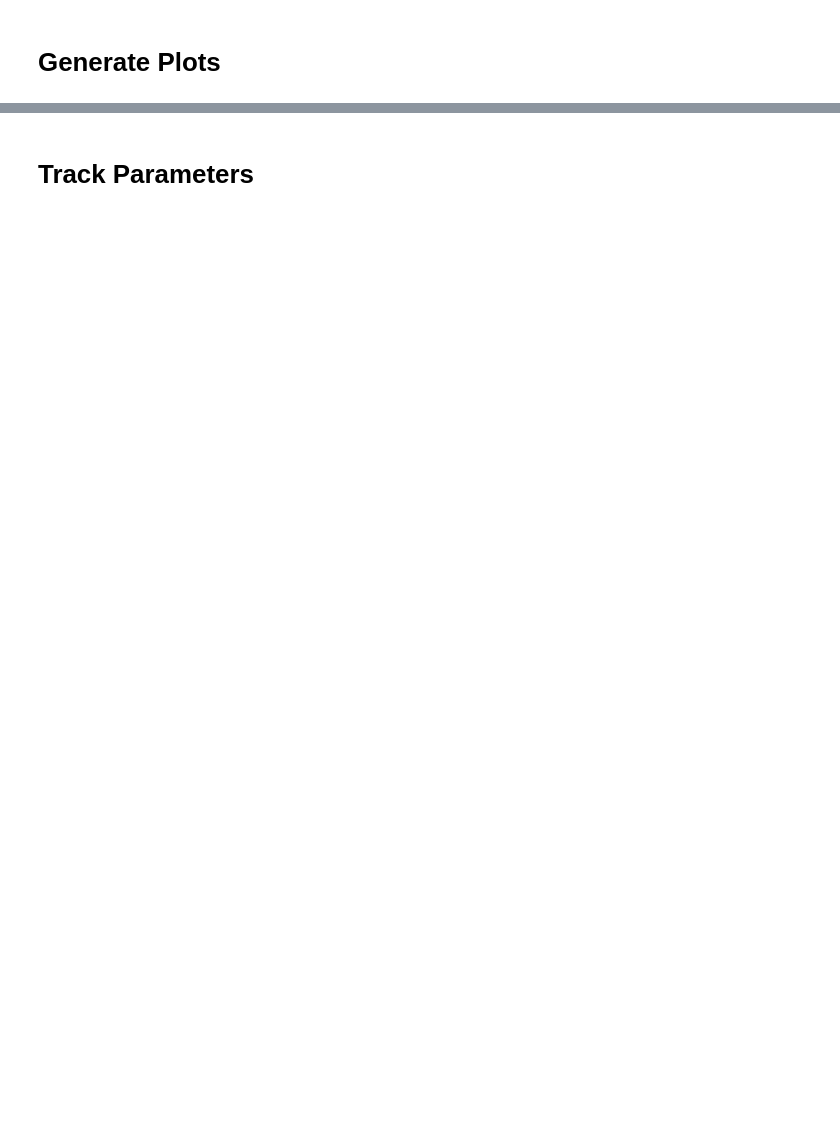
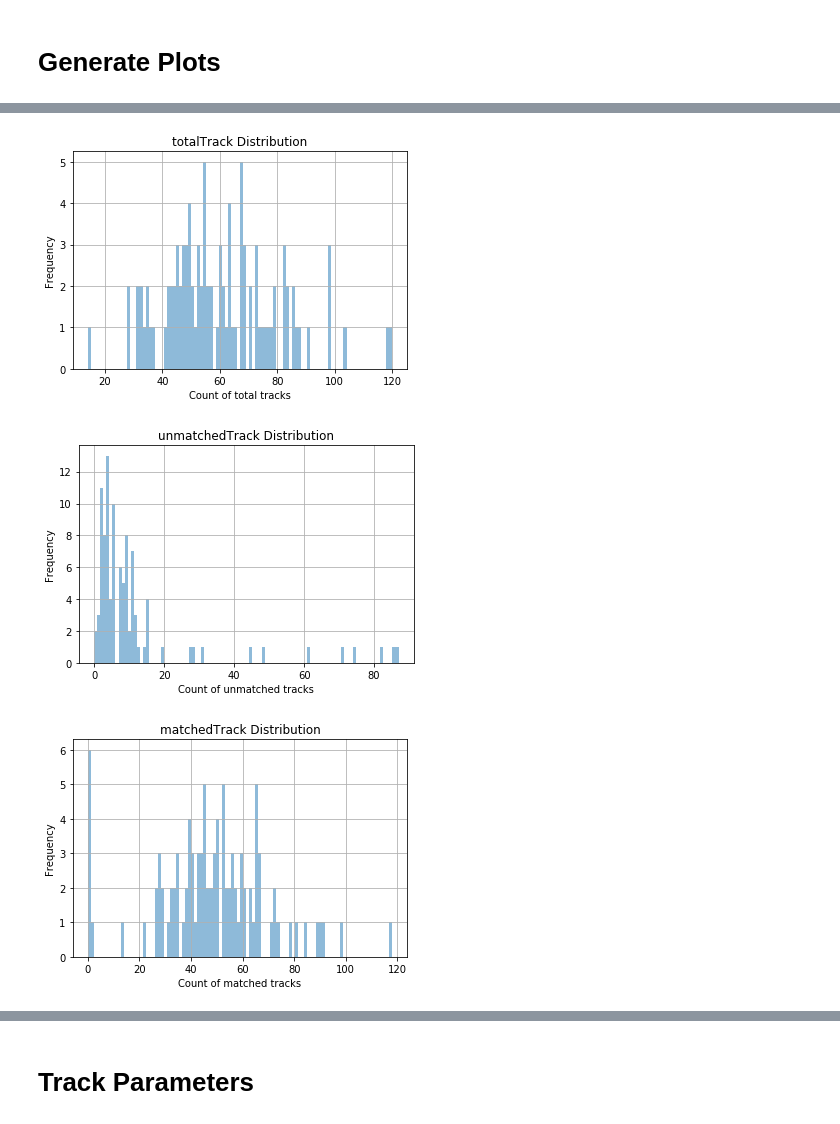
Before and after one commit to SwapneelM/TrackingNtuples, a Jupyter notebook: TrackingNtuples/scripts/Tracking Data Visualizer v2.ipynb, the cells around one changed output, grey strips where cells are left out. Saved outputs shown, nothing was run; the diff lists cells and outputs as text; code cells hidden in the pictures; blank space fills up the shorter version.

```diff
--- a/TrackingNtuples/scripts/Tracking Data Visualizer v2.ipynb
+++ b/TrackingNtuples/scripts/Tracking Data Visualizer v2.ipynb
@@ -339,4 +403,5 @@ for event_id_ in range(len(track_tp_idx_)):
         global_track_id_ += 1
     rechit_global_df_.update(event_df_, join='left')
     track_param_global_df_ = df.from_dict(track_param_global_map_)
+track_global_df_ = df.from_dict(track_to_rechit_map_)
 # %% [output]
@@ -430,0 +615,16 @@ for event_id_ in range(len(stereo_tp_idx_)):
+# %%
+%matplotlib inline
+
+for key in track_count_.keys():
+    ax_ = plt.subplot()
+    ax_.hist(track_count_[key], histtype='stepfilled', bins=len(track_count_[key]), orientation='vertical', alpha=0.5)
+    plt.grid(True)
+    plt.ylabel('Frequency')
+    plt.xlabel('Count of ' + key + ' tracks')
+    plt.title(key + 'Track Distribution')
+    plt.savefig('plots/' + gen_event_ + '/track/' + key + 'tracks')
+    plt.show()
+# %% [output]
+[figure, added]
+[figure, added]
+[figure, added]
```
Also changed, not shown: parts of 45 cells of this notebook, 35 other files.
